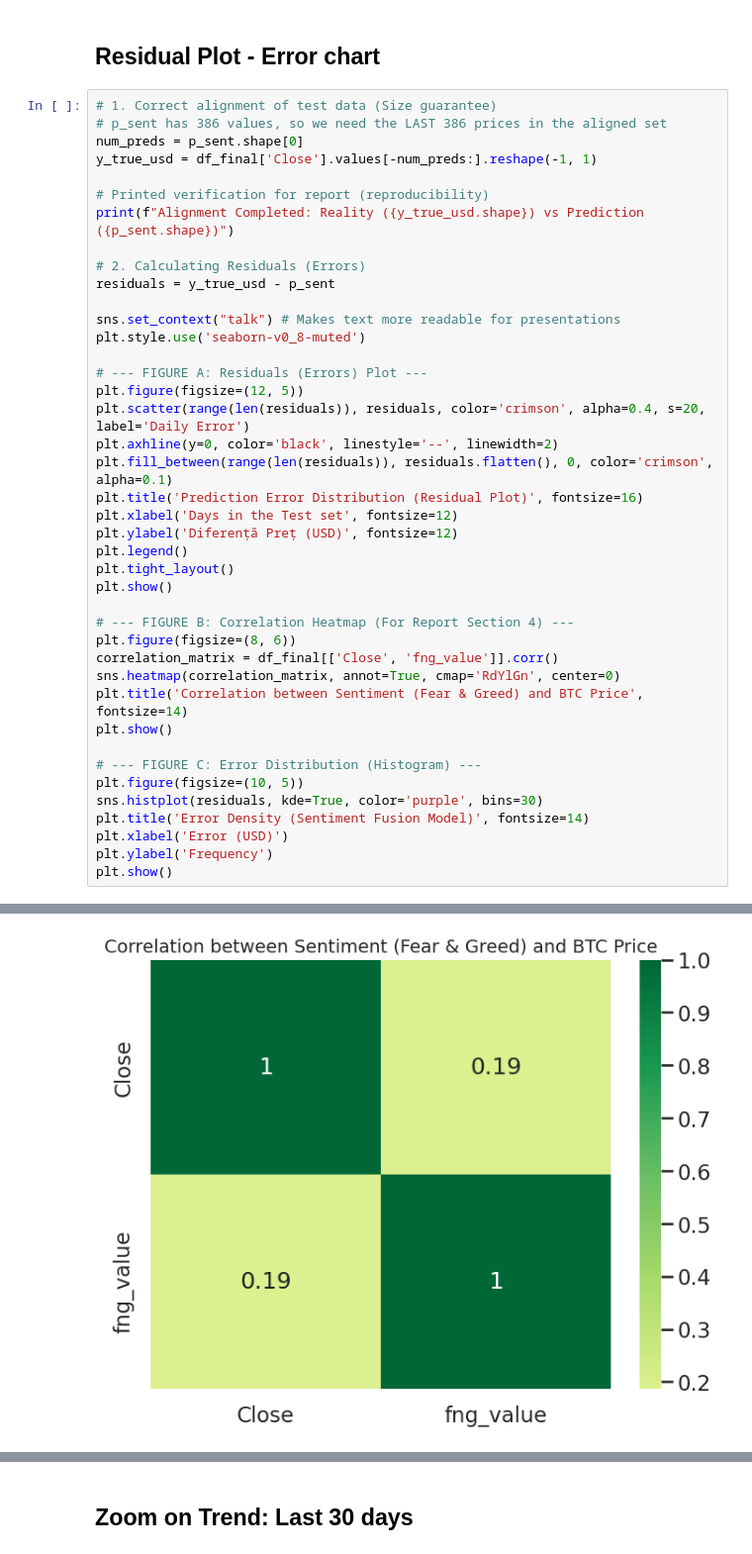
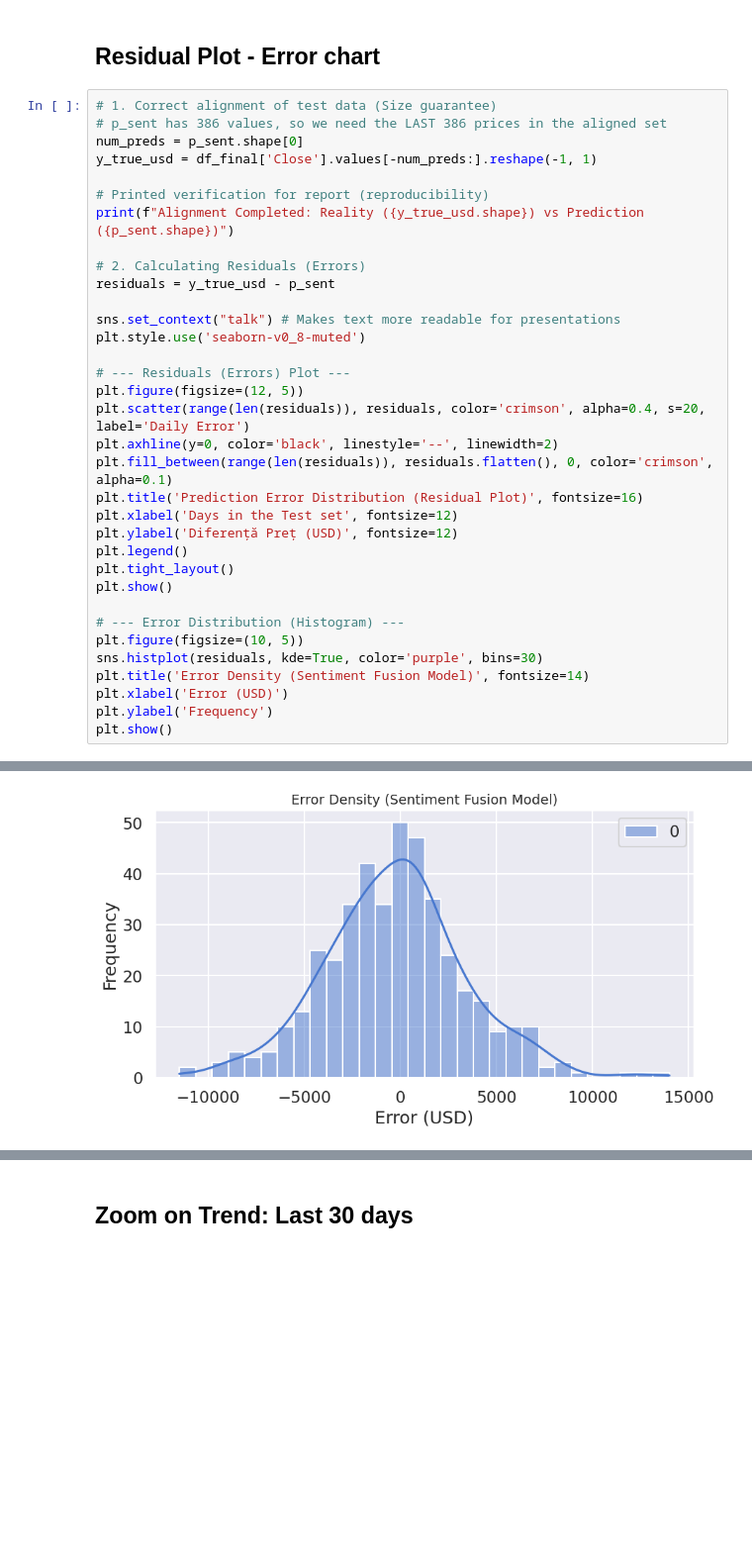
Before and after one commit to StanciuAlin/Crypto-Trend-DeepLearning, a Jupyter notebook: Crypto_Trend_Prediction_Baseline.ipynb, the cells around one changed output, grey strips where cells are left out. Shown at 99% size. Drawn from its saved outputs; the diff is of its cells as text; blank space fills up the shorter version.

```diff
--- a/Crypto_Trend_Prediction_Baseline.ipynb
+++ b/Crypto_Trend_Prediction_Baseline.ipynb
@@ -624,7 +621,7 @@ residuals = y_true_usd - p_sent
 sns.set_context("talk") # Makes text more readable for presentations
 plt.style.use('seaborn-v0_8-muted')
 
-# --- FIGURE A: Residuals (Errors) Plot ---
+# --- Residuals (Errors) Plot ---
 plt.figure(figsize=(12, 5))
 plt.scatter(range(len(residuals)), residuals, color='crimson', alpha=0.4, s=20, label='Daily Error')
 plt.axhline(y=0, color='black', linestyle='--', linewidth=2)
@@ -636,14 +633,7 @@ plt.legend()
 plt.tight_layout()
 plt.show()
 
-# --- FIGURE B: Correlation Heatmap (For Report Section 4) ---
-plt.figure(figsize=(8, 6))
-correlation_matrix = df_final[['Close', 'fng_value']].corr()
-sns.heatmap(correlation_matrix, annot=True, cmap='RdYlGn', center=0)
-plt.title('Correlation between Sentiment (Fear & Greed) and BTC Price', fontsize=14)
-plt.show()
-
-# --- FIGURE C: Error Distribution (Histogram) ---
+# --- Error Distribution (Histogram) ---
 plt.figure(figsize=(10, 5))
 sns.histplot(residuals, kde=True, color='purple', bins=30)
 plt.title('Error Density (Sentiment Fusion Model)', fontsize=14)
@@ -656 +646 @@ Alignment Completed: Reality ((385, 1)) vs Prediction ((385, 1))
-[figure, old version]
+[figure, new version]
```
Also changed, not shown: parts of 16 cells of this notebook.
